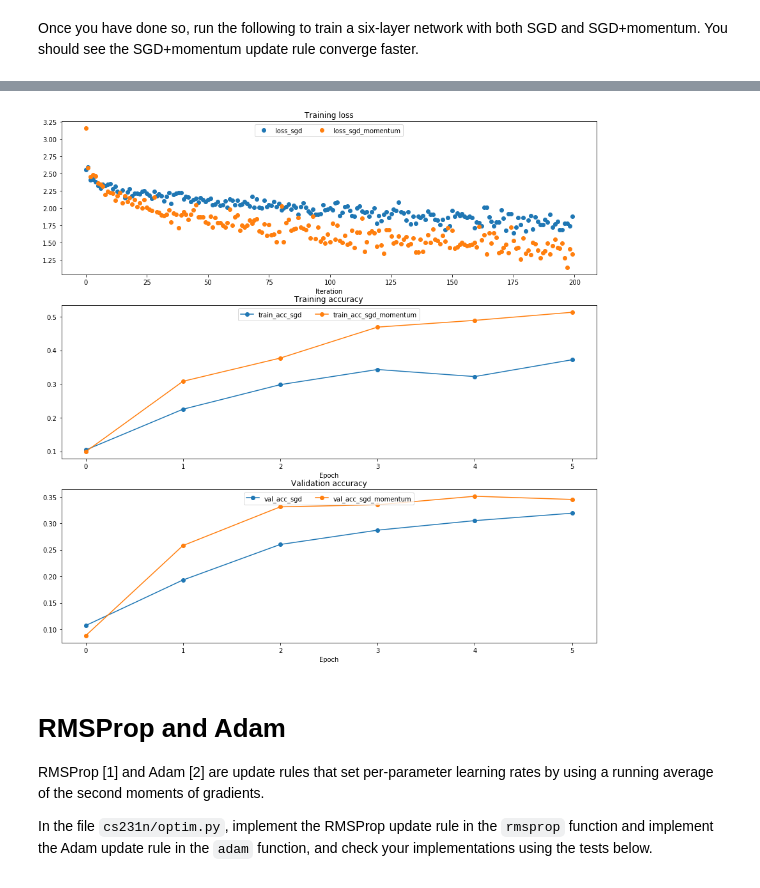
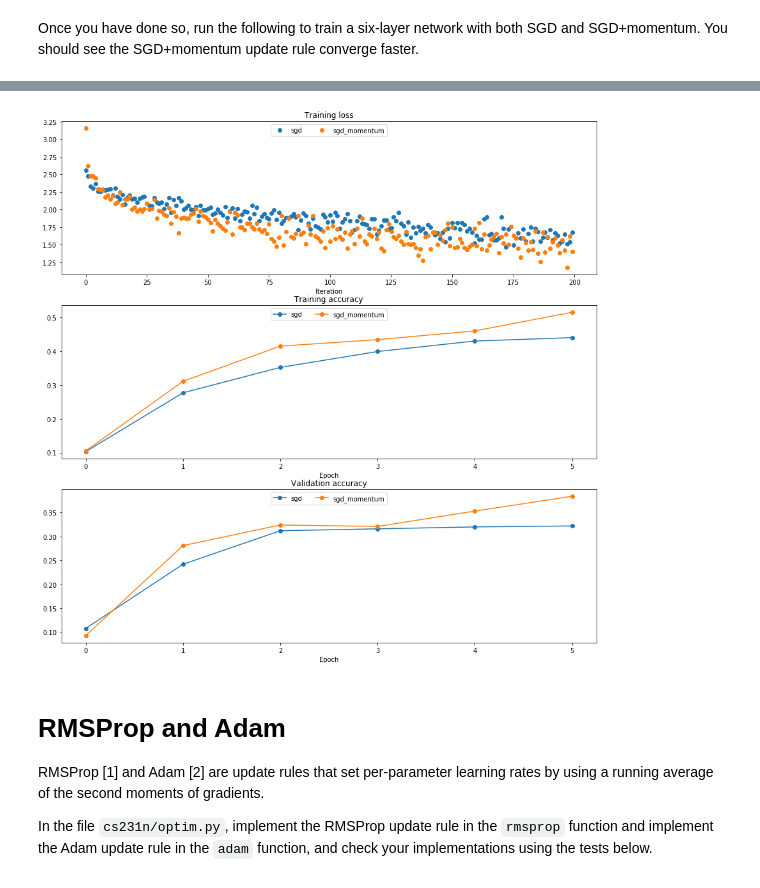
Before and after one commit to Sm0ckingBird/CS231n, a Jupyter notebook: assignment2/FullyConnectedNets.ipynb, the cells around one changed output, grey strips where cells are left out. Saved outputs shown, nothing was run; the diff lists cells and outputs as text; code cells hidden in the pictures.

```diff
--- a/assignment2/FullyConnectedNets.ipynb
+++ b/assignment2/FullyConnectedNets.ipynb
@@ -498,8 +497,8 @@ small_data = {
   'y_val': data['y_val'],
 }
 
-learning_rate = 4e-04  # Experiment with this!
-weight_scale = 1e-01   # Experiment with this!
+learning_rate = 2e-3
+weight_scale = 1e-1
 model = FullyConnectedNet([100, 100, 100, 100],
                 weight_scale=weight_scale, dtype=np.float64)
 solver = Solver(model, small_data,
@@ -598,7 +597,7 @@ for update_rule in ['sgd', 'sgd_momentum']:
                   num_epochs=5, batch_size=100,
                   update_rule=update_rule,
                   optim_config={
-                    'learning_rate': 5e-3,
+                    'learning_rate': 1e-2,
                   },
                   verbose=True)
   solvers[update_rule] = solver
@@ -617,15 +616,15 @@ plt.subplot(3, 1, 3)
 plt.title('Validation accuracy')
 plt.xlabel('Epoch')
 
-for update_rule, solver in solvers.items():
+for update_rule, solver in list(solvers.items()):
   plt.subplot(3, 1, 1)
-  plt.plot(solver.loss_history, 'o', label="loss_%s" % update_rule)
+  plt.plot(solver.loss_history, 'o', label=update_rule)
 
   plt.subplot(3, 1, 2)
-  plt.plot(solver.train_acc_history, '-o', label="train_acc_%s" % update_rule)
+  plt.plot(solver.train_acc_history, '-o', label=update_rule)
 
   plt.subplot(3, 1, 3)
-  plt.plot(solver.val_acc_history, '-o', label="val_acc_%s" % update_rule)
+  plt.plot(solver.val_acc_history, '-o', label=update_rule)
 
 for i in [1, 2, 3]:
   plt.subplot(3, 1, i)
@@ -653,4 +652,4 @@ running with  sgd
-[figure, old version]
+[figure, new version]
 # %% [markdown]
 # RMSProp and Adam
 RMSProp [1] and Adam [2] are update rules that set per-parameter learning rates by using a running average of the second moments of gradients.
```
Also changed, not shown: parts of 26 cells of this notebook, 23 other files.
